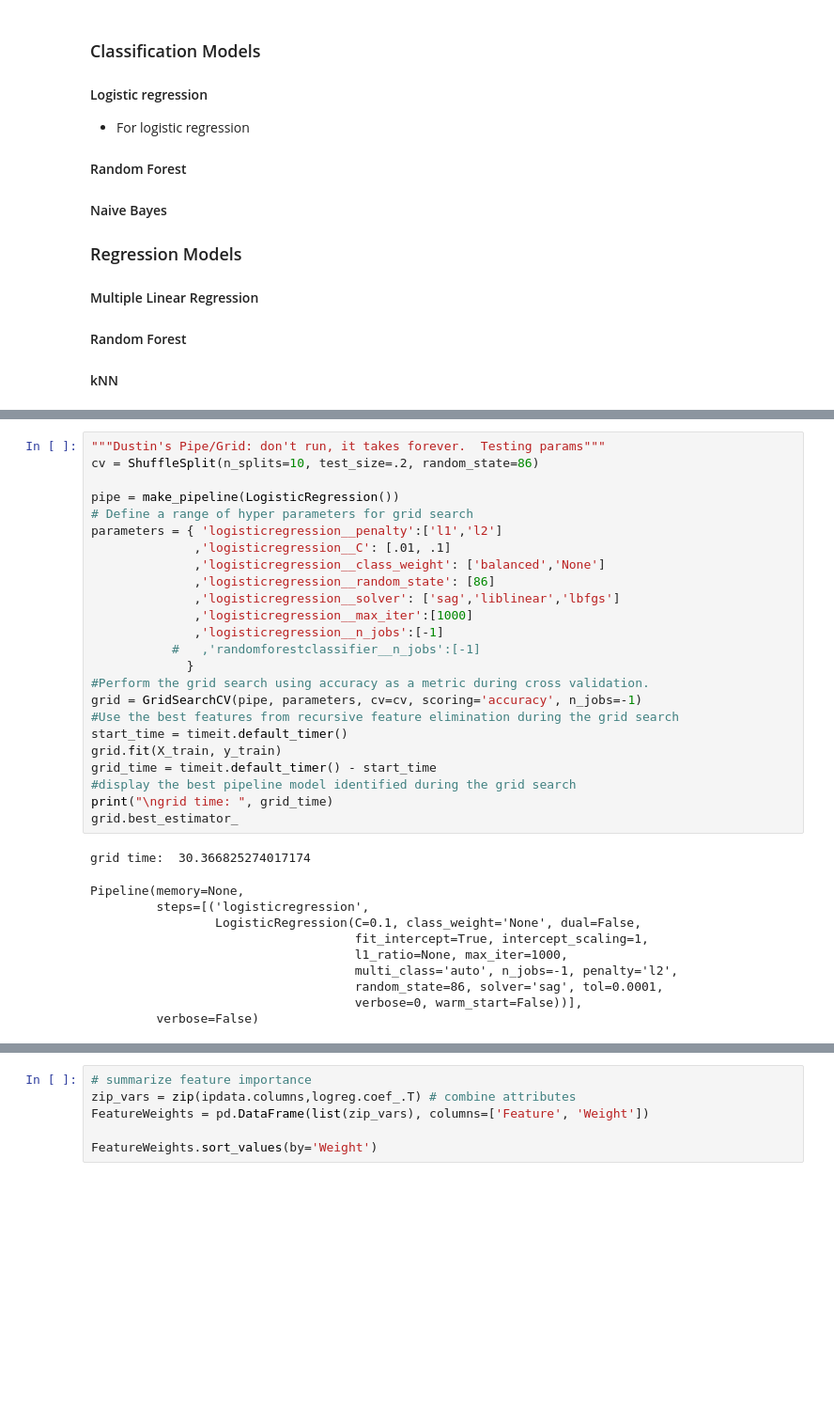
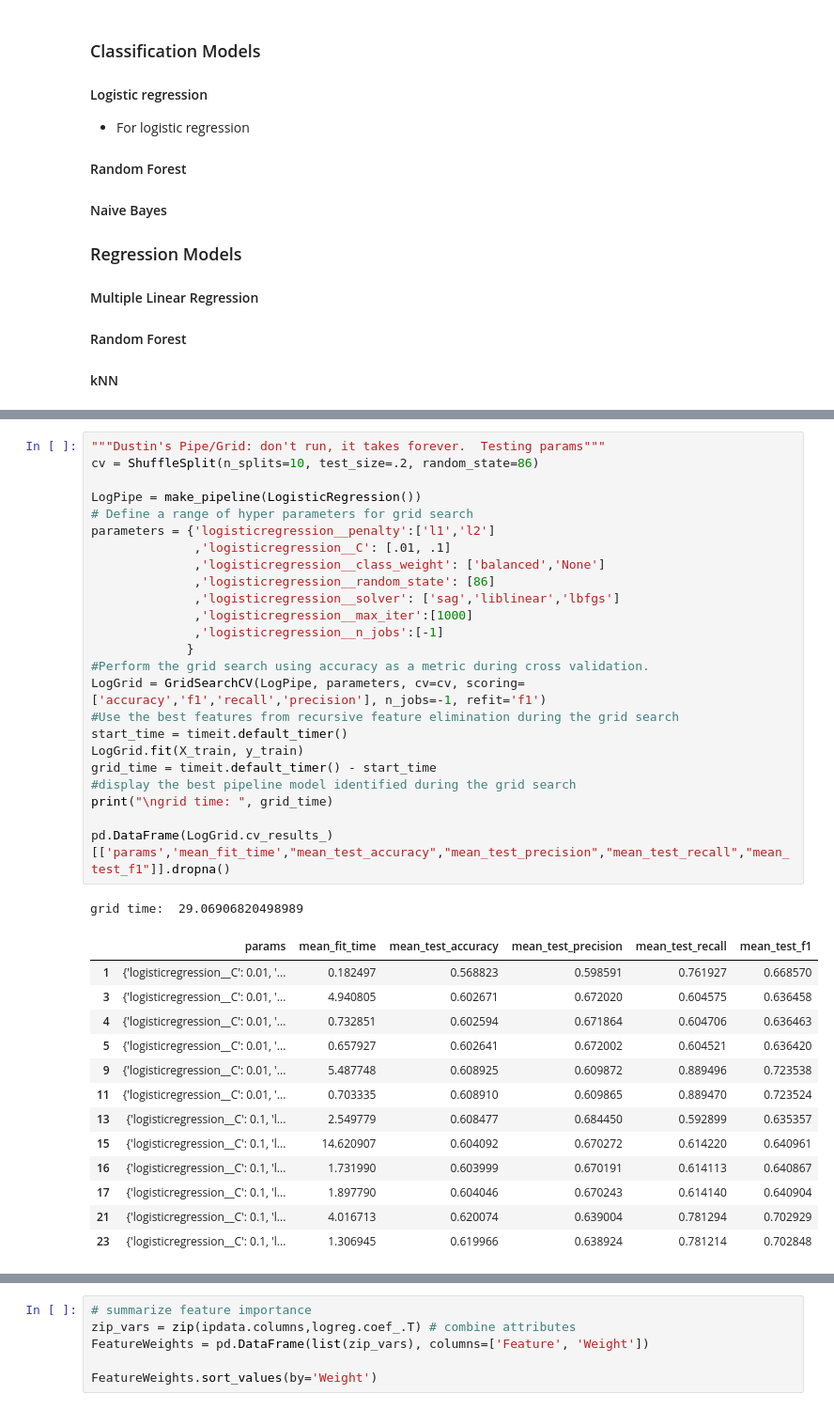
Before and after one commit to sachinac/ML7331, a Jupyter notebook: msds_7331_lab_2_v01.ipynb, the cells around one changed output, grey strips where cells are left out. Shown: that part at 94% size. Saved outputs shown, nothing was run; the diff lists cells and outputs as text; blank space fills up the shorter version.

Commit message:
add params to grid output

```diff
--- a/msds_7331_lab_2_v01.ipynb
+++ b/msds_7331_lab_2_v01.ipynb
@@ -466,36 +468,40 @@ def testPerformance(clf):
 # %%
 """Dustin's Pipe/Grid: don't run, it takes forever.  Testing params"""
 cv = ShuffleSplit(n_splits=10, test_size=.2, random_state=86)
 
-pipe = make_pipeline(LogisticRegression())
+LogPipe = make_pipeline(LogisticRegression())
 # Define a range of hyper parameters for grid search
-parameters = { 'logisticregression__penalty':['l1','l2']
+parameters = {'logisticregression__penalty':['l1','l2']
               ,'logisticregression__C': [.01, .1]
               ,'logisticregression__class_weight': ['balanced','None']
               ,'logisticregression__random_state': [86]
               ,'logisticregression__solver': ['sag','liblinear','lbfgs']
               ,'logisticregression__max_iter':[1000]
               ,'logisticregression__n_jobs':[-1]
-           #   ,'randomforestclassifier__n_jobs':[-1]
              }
 #Perform the grid search using accuracy as a metric during cross validation.
-grid = GridSearchCV(pipe, parameters, cv=cv, scoring='accuracy', n_jobs=-1)
+LogGrid = GridSearchCV(LogPipe, parameters, cv=cv, scoring=['accuracy','f1','recall','precision'], n_jobs=-1, refit='f1')
 #Use the best features from recursive feature elimination during the grid search
 start_time = timeit.default_timer()
-grid.fit(X_train, y_train)
+LogGrid.fit(X_train, y_train)
 grid_time = timeit.default_timer() - start_time
 #display the best pipeline model identified during the grid search
 print("\ngrid time: ", grid_time)
-grid.best_estimator_
+
+pd.DataFrame(LogGrid.cv_results_)[['params','mean_fit_time',"mean_test_accuracy","mean_test_precision","mean_test_recall","mean_test_f1"]].dropna()
 # %% [output]
-grid time:  30.366825274017174
+grid time:  29.06906820498989
-Pipeline(memory=None,
-         steps=[('logisticregression',
-                 LogisticRegression(C=0.1, class_weight='None', dual=False,
-                                    fit_intercept=True, intercept_scaling=1,
-                                    l1_ratio=None, max_iter=1000,
-                                    multi_class='auto', n_jobs=-1, penalty='l2',
-                                    random_state=86, solver='sag', tol=0.0001,
-                                    verbose=0, warm_start=False))],
-         verbose=False)
+|  | params | mean_fit_time | mean_test_accuracy | mean_test_precision | mean_test_recall | mean_test_f1 |
+| 1 | {'logisticregression__C': 0.01, '... | 0.182497 | 0.568823 | 0.598591 | 0.761927 | 0.668570 |
+| 3 | {'logisticregression__C': 0.01, '... | 4.940805 | 0.602671 | 0.672020 | 0.604575 | 0.636458 |
+| 4 | {'logisticregression__C': 0.01, '... | 0.732851 | 0.602594 | 0.671864 | 0.604706 | 0.636463 |
+| 5 | {'logisticregression__C': 0.01, '... | 0.657927 | 0.602641 | 0.672002 | 0.604521 | 0.636420 |
+| 9 | {'logisticregression__C': 0.01, '... | 5.487748 | 0.608925 | 0.609872 | 0.889496 | 0.723538 |
+| 11 | {'logisticregression__C': 0.01, '... | 0.703335 | 0.608910 | 0.609865 | 0.889470 | 0.723524 |
+| 13 | {'logisticregression__C': 0.1, 'l... | 2.549779 | 0.608477 | 0.684450 | 0.592899 | 0.635357 |
+| 15 | {'logisticregression__C': 0.1, 'l... | 14.620907 | 0.604092 | 0.670272 | 0.614220 | 0.640961 |
+| 16 | {'logisticregression__C': 0.1, 'l... | 1.731990 | 0.603999 | 0.670191 | 0.614113 | 0.640867 |
+| 17 | {'logisticregression__C': 0.1, 'l... | 1.897790 | 0.604046 | 0.670243 | 0.614140 | 0.640904 |
+| 21 | {'logisticregression__C': 0.1, 'l... | 4.016713 | 0.620074 | 0.639004 | 0.781294 | 0.702929 |
+| 23 | {'logisticregression__C': 0.1, 'l... | 1.306945 | 0.619966 | 0.638924 | 0.781214 | 0.702848 |
 # %%
```
Also changed, not shown: parts of 6 cells of this notebook.
